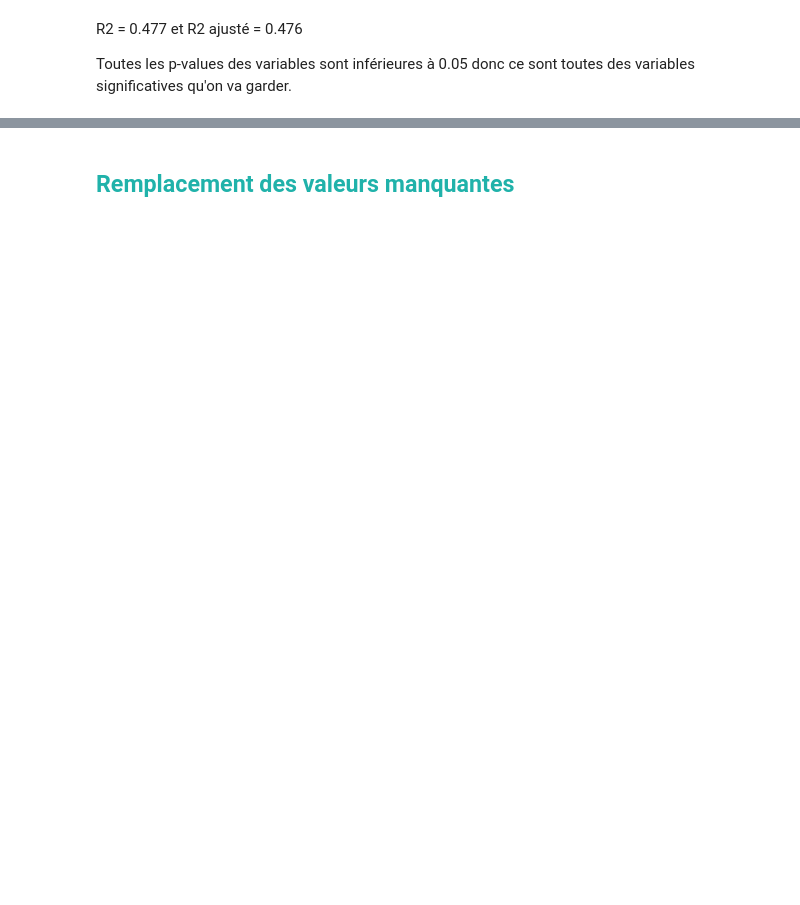
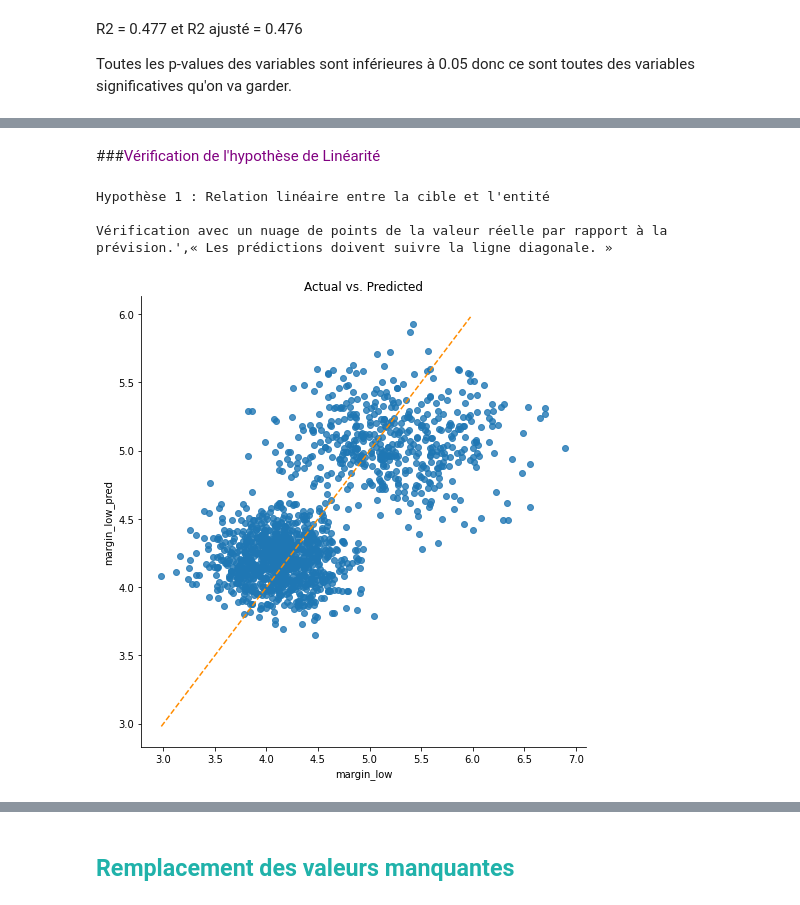
Before and after one commit to Randasabag/Detectez-des-faux-billets-avec-R-ou-Python, a Jupyter notebook: P10.ipynb, the cells around one changed output, grey strips where cells are left out. Cells and saved outputs as stored; diff of their text form; code cells hidden in the pictures; blank space fills up the shorter version.

```diff
--- a/P10.ipynb
+++ b/P10.ipynb
@@ -257,7 +298,7 @@ df_billets_null=df_billets[df_billets['margin_low'].isnull()==True]
 # %%
 #Régression Linéaire Multiple sur le dataframe des df_billets
-reg_multi = smf.ols('margin_low~diagonal+height_left+height_right+margin_up+length', data=df_billets_full).fit()
-print(reg_multi.summary())
+resultats = smf.ols('margin_low~diagonal+height_left+height_right+margin_up+length', data=df_billets).fit()
+print(resultats.summary())
 # %% [output]
                             OLS Regression Results
 ==============================================================================
@@ -283,4 +364,4 @@ Toutes les p-values des variables sont inférieures à 0.05 donc ce sont toutes
 # %%
-pred = reg_multi.predict(df_billets_null).round(2)  # Faire de prédiction sur le df des valeurs manquantes
-df_pred=pd.DataFrame(pred)
+pred_train = resultats.predict(df_billets_train).round(2)  # Faire de prédiction sur le df des valeurs manquantes
+pred_train
 # %% [output]
@@ -293,0 +381,5 @@ dtype: float64
+# %%
+#df_pred=pd.DataFrame({"margin_low": df_billets_train['margin_low']})
+df_billets_train['margin_low_pred'] = pred_train
+df_billets_train['residuals'] = df_billets_train['margin_low'] - df_billets_train['margin_low_pred']
+df_billets_train
@@ -293,0 +411,24 @@ dtype: float64
+# %% [markdown]
+###<font color='purple'>Vérification de l'hypothèse de Linéarité</font>
+# %%
+def linear_assumption(df):
+
+    print("Hypothèse 1 : Relation linéaire entre la cible et l'entité", '\n')
+    print("Vérification avec un nuage de points de la valeur réelle par rapport à la prévision.',« Les prédictions doivent suivre la ligne diagonale. »")
+
+    #Plotting the actual vs predicted values
+    sns.lmplot(x='margin_low', y='margin_low_pred', data=df, fit_reg=False, size=7)
+
+    #Plotting the diagonal line
+    line_coords = np.arange(df.min().min(), df.max().max())
+    plt.plot(line_coords, line_coords,  # X and y points
+             color='darkorange', linestyle='--')
+    plt.title('Actual vs. Predicted')
+    plt.show()
+# %%
+linear_assumption(df_billets_train[['margin_low', 'margin_low_pred']])
+# %% [output]
+Hypothèse 1 : Relation linéaire entre la cible et l'entité
+
+Vérification avec un nuage de points de la valeur réelle par rapport à la prévision.',« Les prédictions doivent suivre la ligne diagonale. »
+[figure, added]
```
Also changed, not shown: parts of 90 cells of this notebook.
